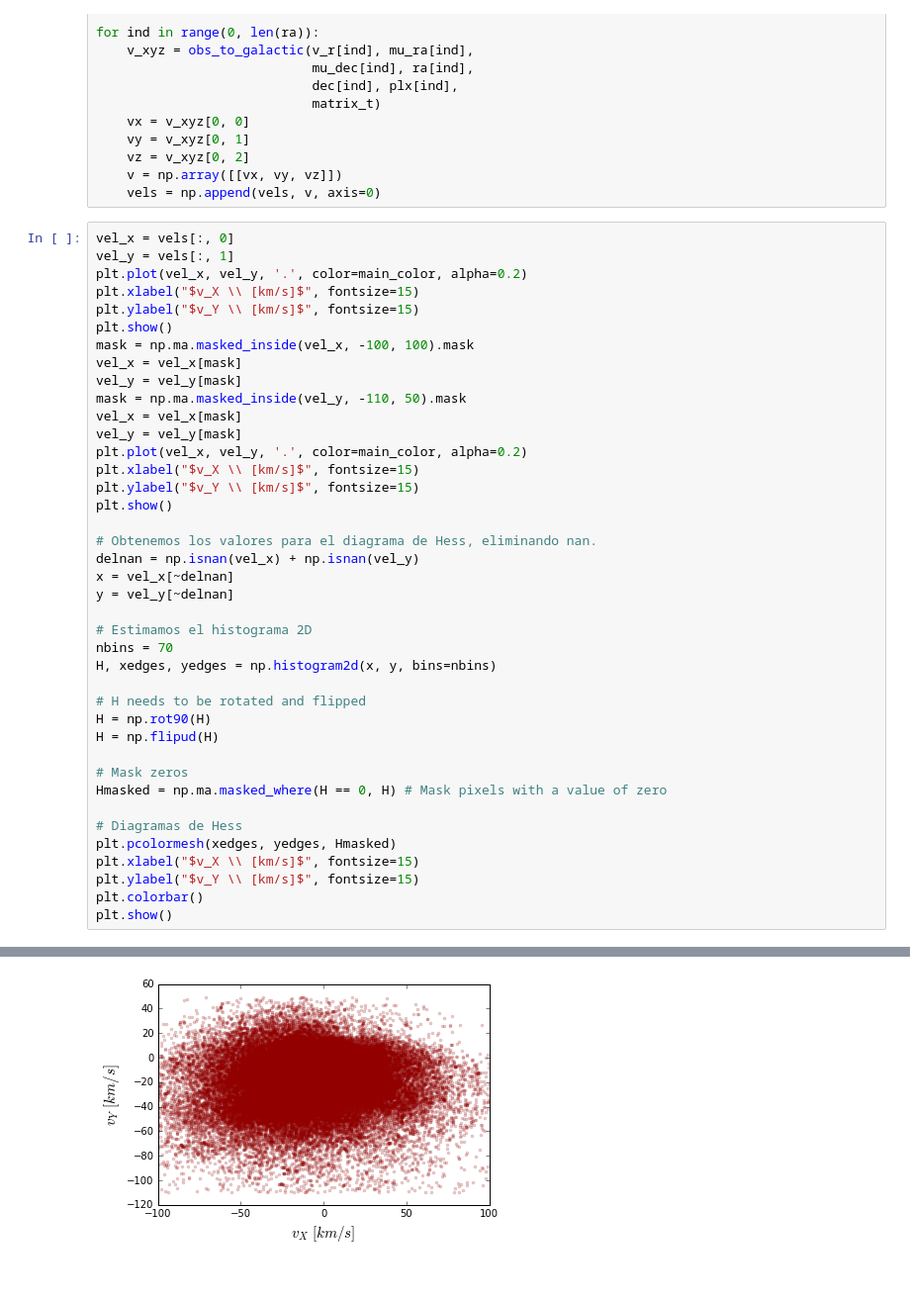
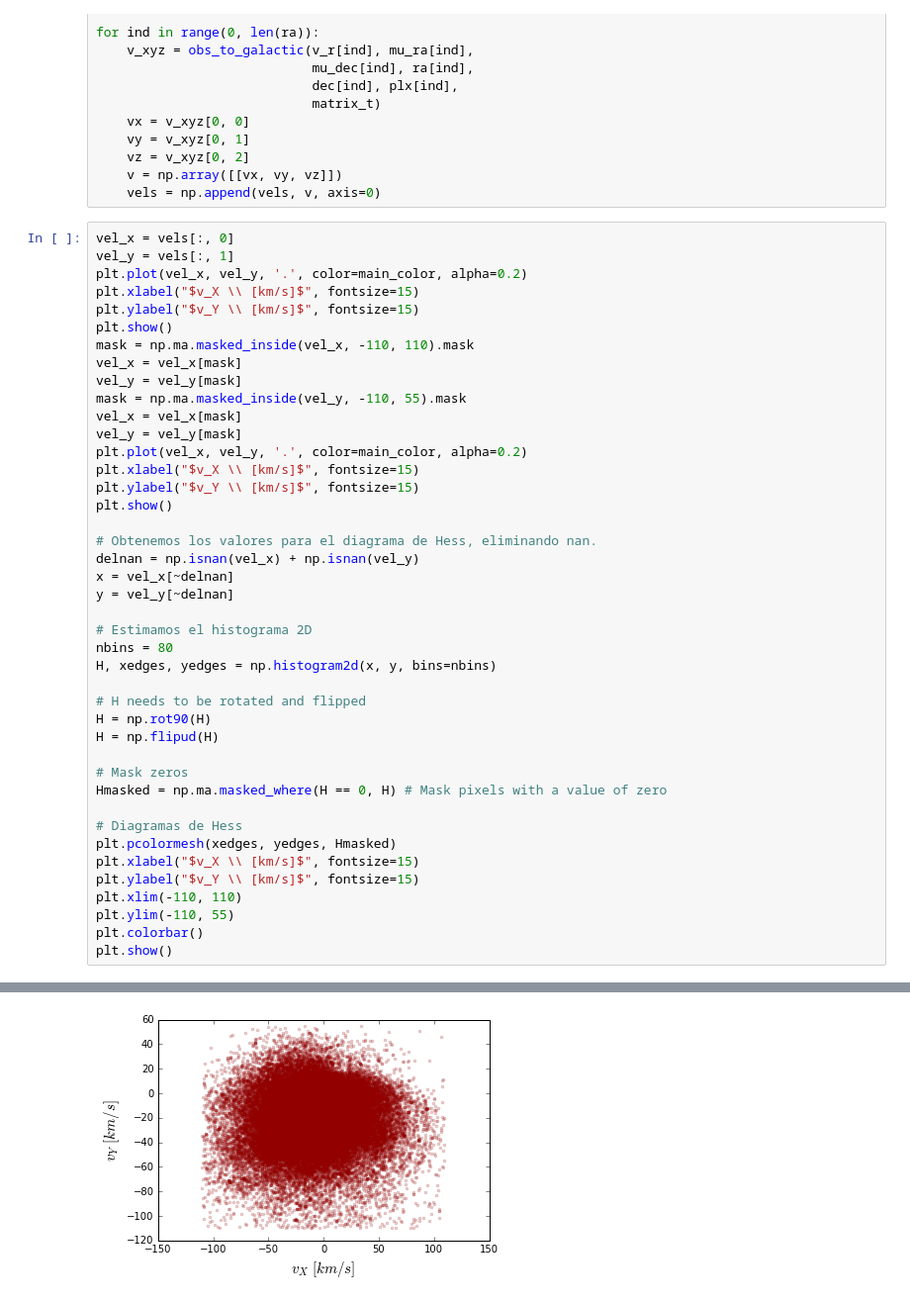
Before and after one commit to cjsantander/AST0421, a Jupyter notebook: Tarea3_Parte1/Tarea3_Parte1.ipynb, the cells around one changed output, grey strips where cells are left out. Shown at 99% size. Saved outputs shown, nothing was run; the diff lists cells and outputs as text.

```diff
--- a/Tarea3_Parte1/Tarea3_Parte1.ipynb
+++ b/Tarea3_Parte1/Tarea3_Parte1.ipynb
@@ -287,39 +287,41 @@ plt.plot(vel_x, vel_y, '.', color=main_color, alpha=0.2)
 plt.xlabel("$v_X \\ [km/s]$", fontsize=15)
 plt.ylabel("$v_Y \\ [km/s]$", fontsize=15)
 plt.show()
-mask = np.ma.masked_inside(vel_x, -100, 100).mask
+mask = np.ma.masked_inside(vel_x, -110, 110).mask
 vel_x = vel_x[mask]
 vel_y = vel_y[mask]
-mask = np.ma.masked_inside(vel_y, -110, 50).mask
+mask = np.ma.masked_inside(vel_y, -110, 55).mask
 vel_x = vel_x[mask]
 vel_y = vel_y[mask]
 plt.plot(vel_x, vel_y, '.', color=main_color, alpha=0.2)
 plt.xlabel("$v_X \\ [km/s]$", fontsize=15)
 plt.ylabel("$v_Y \\ [km/s]$", fontsize=15)
 plt.show()
 
 # Obtenemos los valores para el diagrama de Hess, eliminando nan.
 delnan = np.isnan(vel_x) + np.isnan(vel_y)
 x = vel_x[~delnan]
 y = vel_y[~delnan]
 
 # Estimamos el histograma 2D
-nbins = 70
+nbins = 80
 H, xedges, yedges = np.histogram2d(x, y, bins=nbins)
 
 # H needs to be rotated and flipped
 H = np.rot90(H)
 H = np.flipud(H)
 
 # Mask zeros
 Hmasked = np.ma.masked_where(H == 0, H) # Mask pixels with a value of zero
 
 # Diagramas de Hess
 plt.pcolormesh(xedges, yedges, Hmasked)
 plt.xlabel("$v_X \\ [km/s]$", fontsize=15)
 plt.ylabel("$v_Y \\ [km/s]$", fontsize=15)
+plt.xlim(-110, 110)
+plt.ylim(-110, 55)
 plt.colorbar()
 plt.show()
 # %% [output]
 [figure]
-[figure, old version]
+[figure, new version]
```
Also changed, not shown: parts of 5 cells of this notebook.
